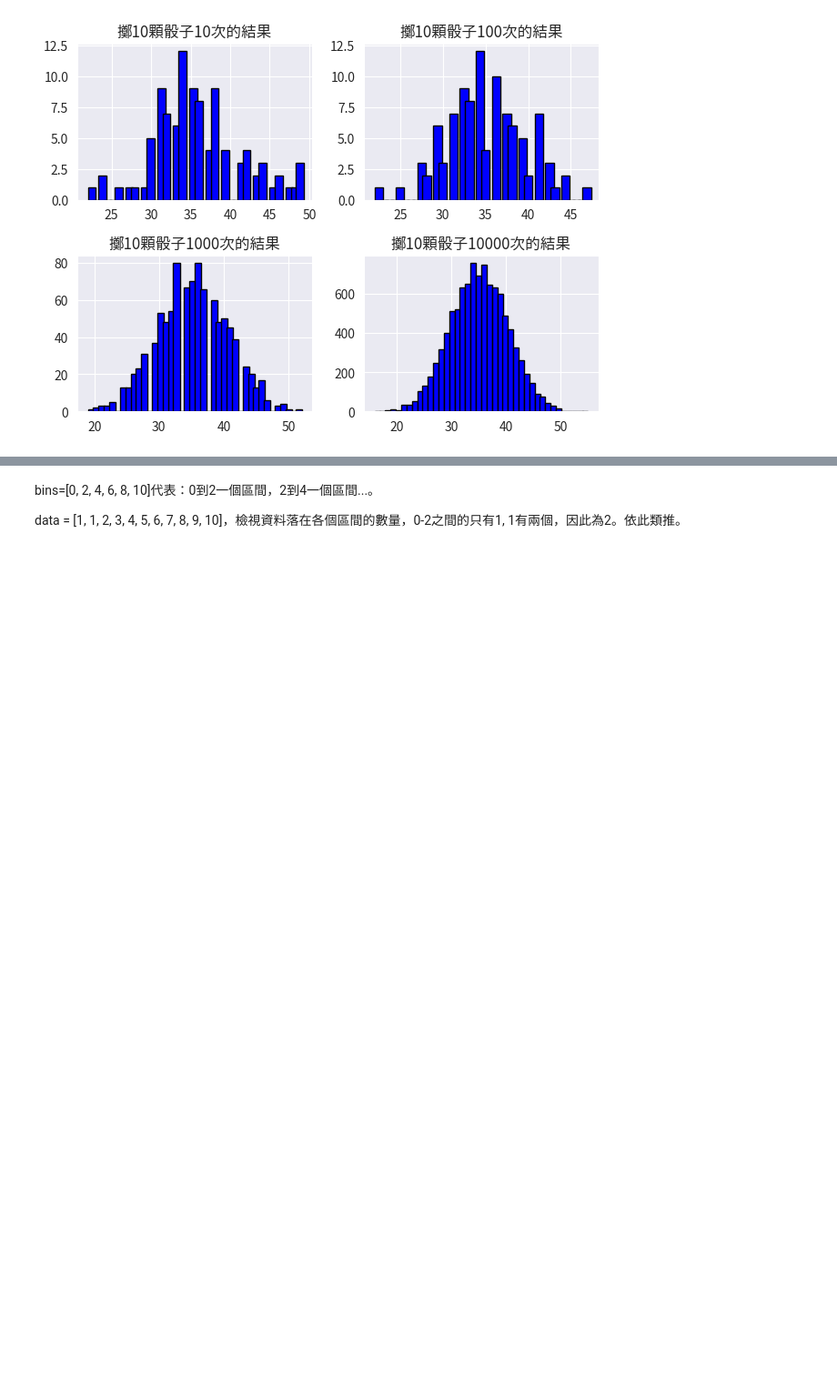
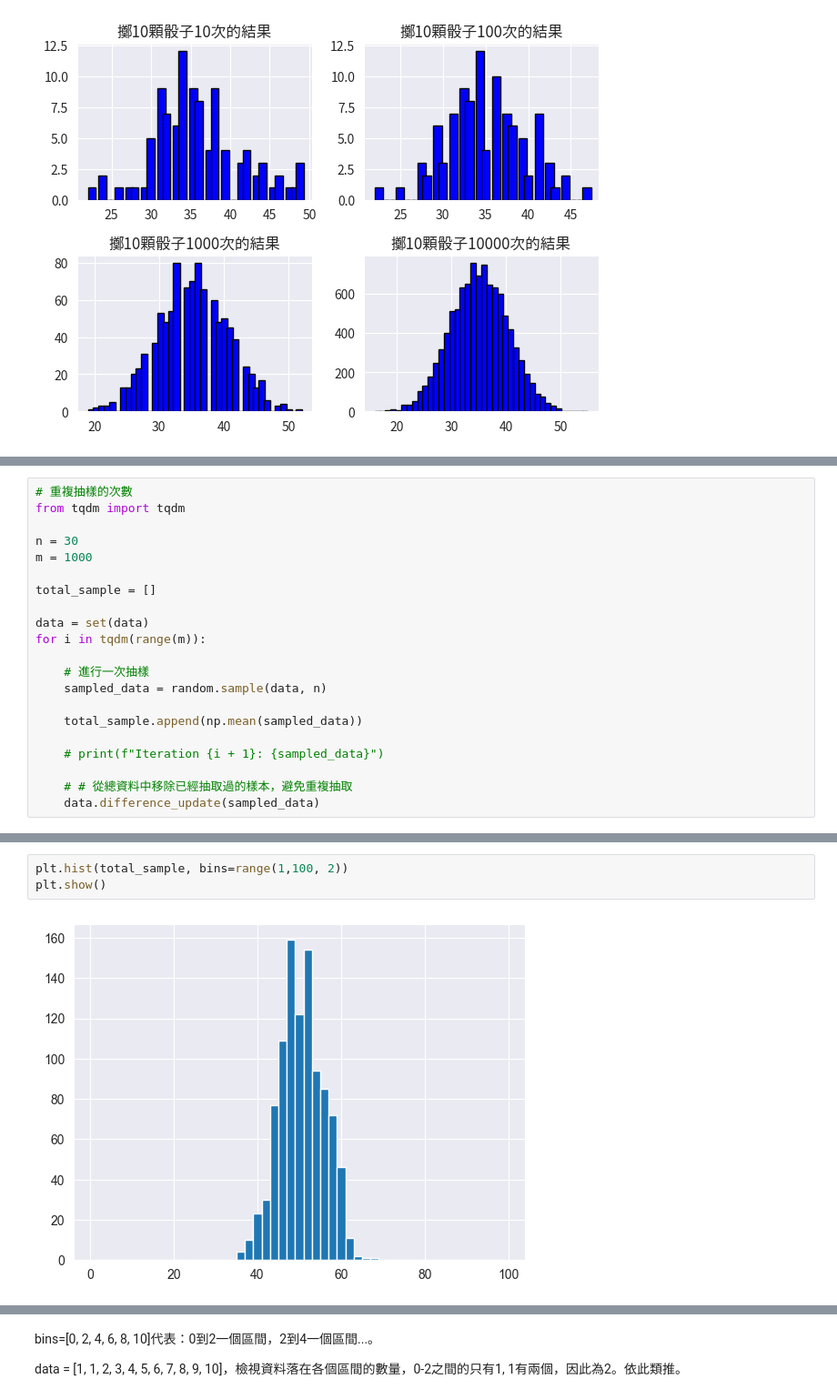
Before and after one commit to bananaiselite/Machine-Learning-Tutorial, a Jupyter notebook: 常態分佈/normal distribution.ipynb, the cells around one changed output, grey strips where cells are left out. Shown at 91% size. Cells and saved outputs as stored; diff of their text form; blank space fills up the shorter version.

```diff
--- a/常態分佈/normal distribution.ipynb
+++ b/常態分佈/normal distribution.ipynb
@@ -242,0 +257,21 @@ plt.show()
+# %%
+# 重複抽樣的次數
+from tqdm import tqdm
+
+n = 30
+m = 1000
+
+total_sample = []
+
+data = set(data)
+for i in tqdm(range(m)):
+
+    # 進行一次抽樣
+    sampled_data = random.sample(data, n)
+
+    total_sample.append(np.mean(sampled_data))
+
+    # print(f"Iteration {i + 1}: {sampled_data}")
+
+    # # 從總資料中移除已經抽取過的樣本，避免重複抽取
+    data.difference_update(sampled_data)
@@ -242,0 +294,5 @@ plt.show()
+# %%
+plt.hist(total_sample, bins=range(1,100, 2))
+plt.show()
+# %% [output]
+[figure, added]
```
Also changed, not shown: parts of 9 cells of this notebook.
